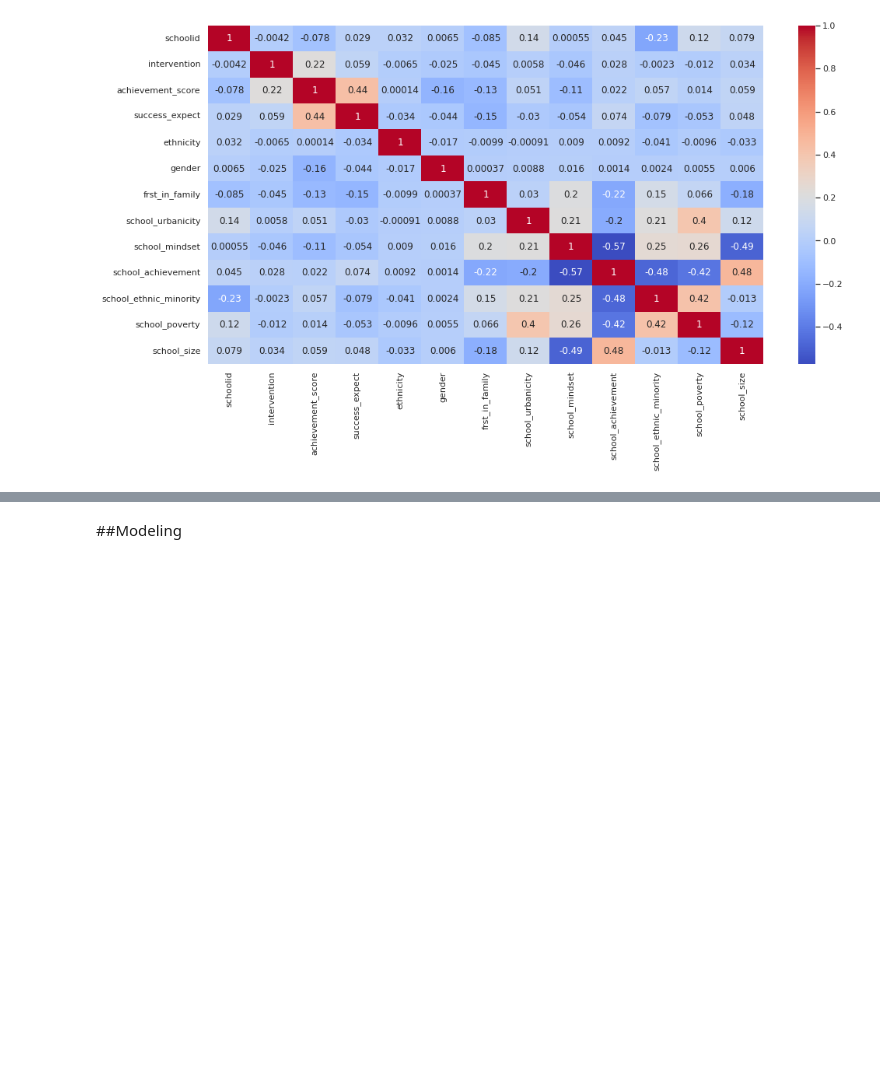
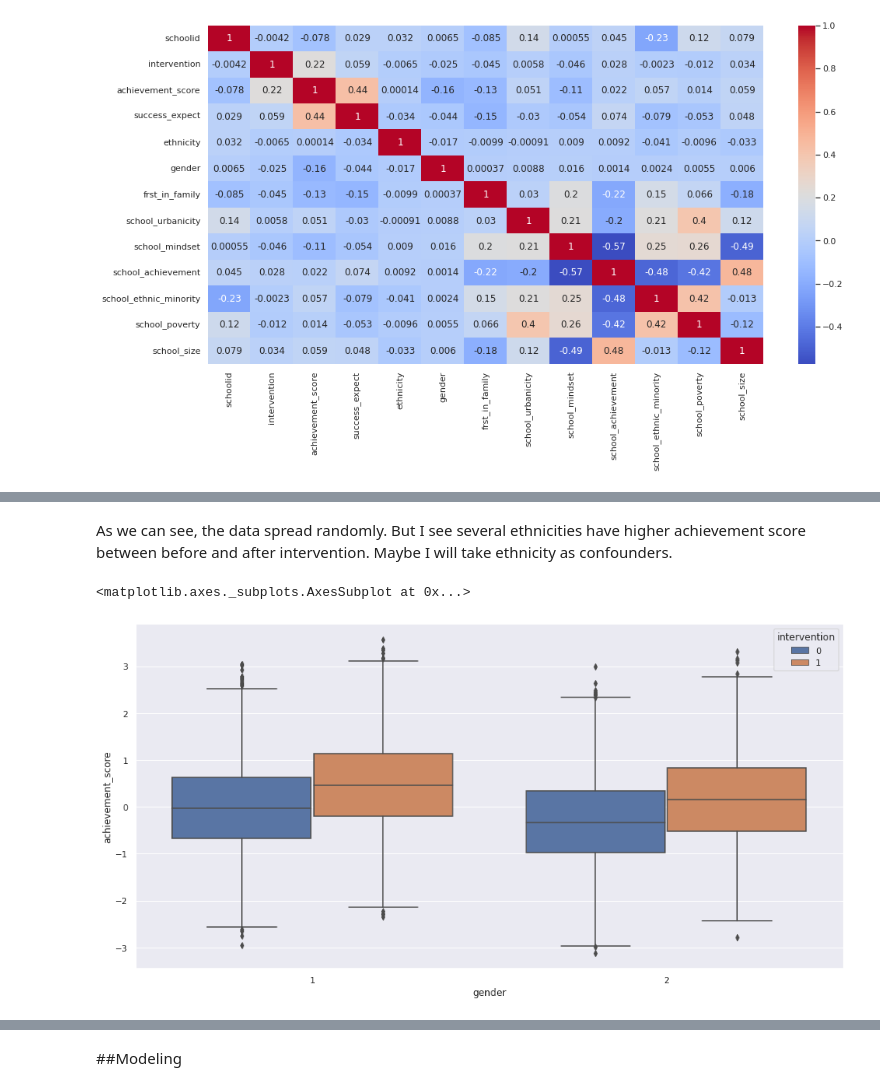
Before and after one commit to mhmmdmin/Assignment, a Jupyter notebook: Assignment_Day_14_Muhammad_Amin.ipynb, the cells around one changed output, grey strips where cells are left out. Saved outputs shown, nothing was run; the diff lists cells and outputs as text; code cells hidden in the pictures; blank space fills up the shorter version.

```diff
--- a/Assignment_Day_14_Muhammad_Amin.ipynb
+++ b/Assignment_Day_14_Muhammad_Amin.ipynb
@@ -202,0 +220,8 @@ sns.heatmap(mindset.corr(), annot = True, fmt='.2g',cmap= 'coolwarm')
+# %% [markdown]
+As we can see, the data spread randomly. But I see several ethnicities have higher achievement score between before and after intervention. Maybe I will take ethnicity as confounders.
+# %%
+# Plot for gender
+sns.boxplot(data=mindset,y='achievement_score',x='gender', hue='intervention')
+# %% [output]
+<matplotlib.axes._subplots.AxesSubplot at 0x...>
+[figure, added]
```
Also changed, not shown: parts of 48 cells of this notebook.
